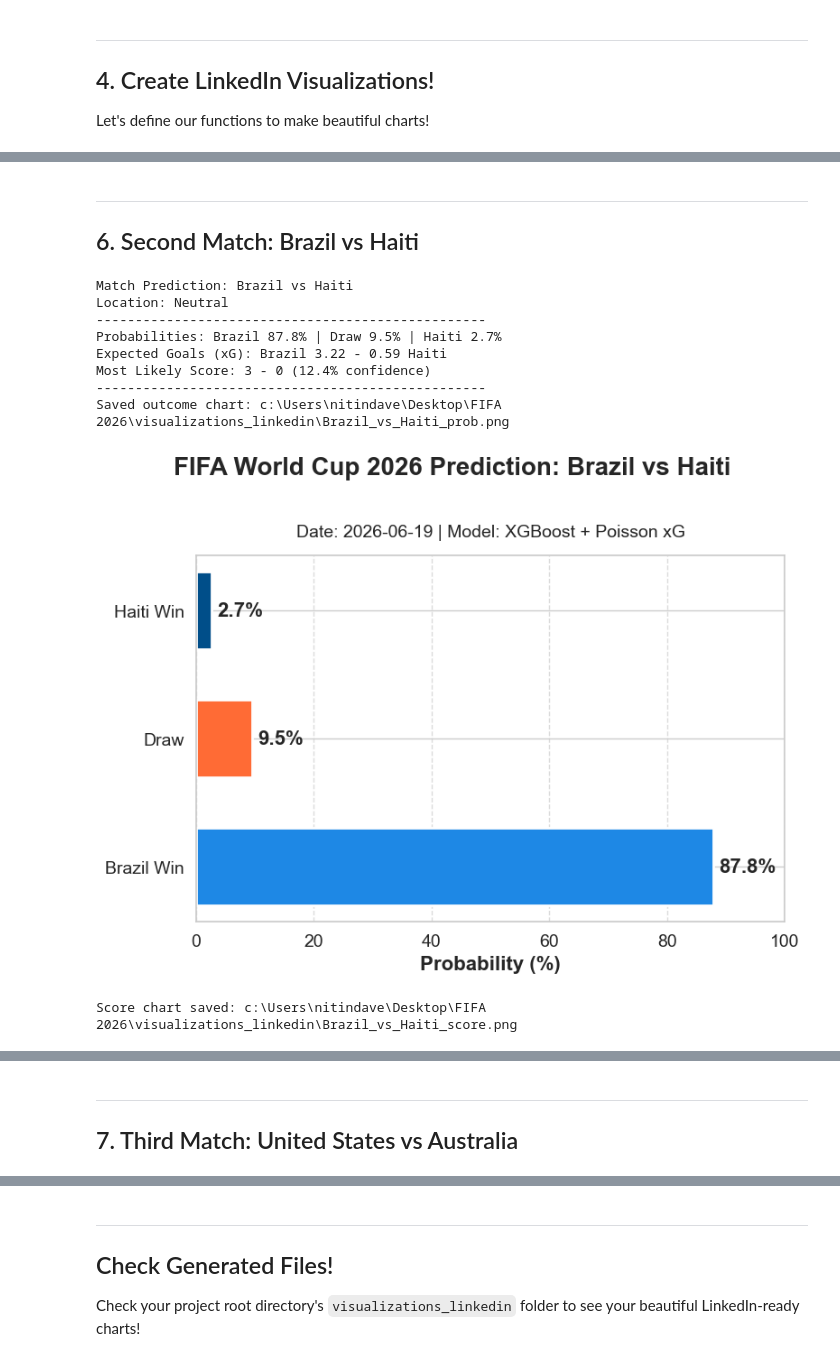
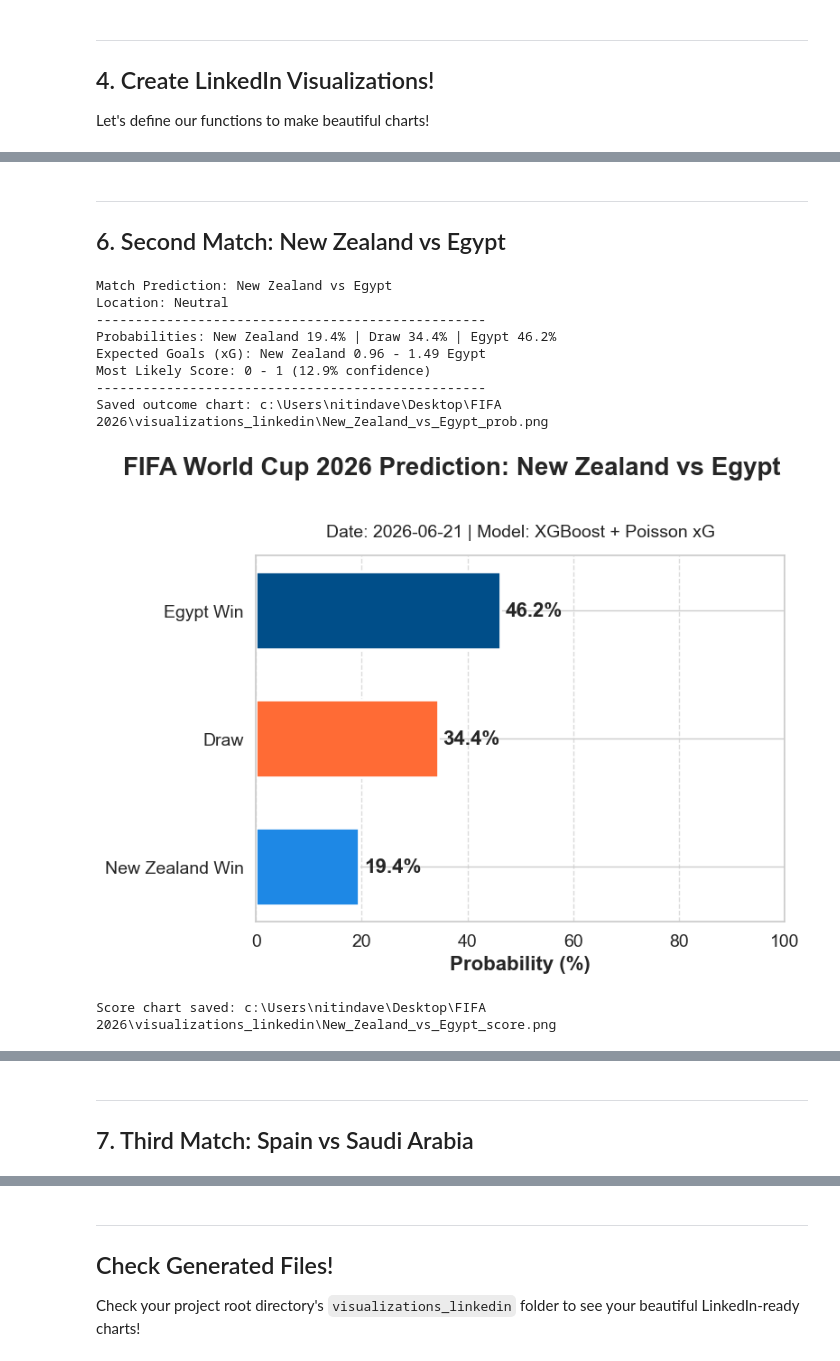
Before and after one commit to nitindavegit/FIFA-2026-Predictions, a Jupyter notebook: notebooks/04_LinkedIn_Presentation.ipynb, the cells around one changed output, grey strips where cells are left out. Cells and saved outputs as stored; diff of their text form; code cells hidden in the pictures.

Commit message:
predicts 21st june

```diff
--- a/notebooks/04_LinkedIn_Presentation.ipynb
+++ b/notebooks/04_LinkedIn_Presentation.ipynb
@@ -86,7 +86,7 @@ matches[['home_team', 'away_team', 'tournament']]
 
 Let's define our functions to make beautiful charts!
 # %%
-def generate_outcome_chart(home_team, away_team, probs, date_str="2026-06-19"):
+def generate_outcome_chart(home_team, away_team, probs, date_str="2026-06-21"):
     fig, ax = plt.subplots(figsize=FIGSIZE, dpi=DPI)
 
     colors = ["#1E88E5", "#FF6B35", "#004E89"]
@@ -119,7 +119,7 @@ def generate_outcome_chart(home_team, away_team, probs, date_str="2026-06-19"):
     plt.show()
     plt.close(fig)
 # %%
-def generate_score_heatmap(home_team, away_team, home_xg, away_xg, date_str="2026-06-19"):
+def generate_score_heatmap(home_team, away_team, home_xg, away_xg, date_str="2026-06-21"):
     fig, (ax_heatmap, ax_summary) = plt.subplots(ncols=2, figsize=FIGSIZE, dpi=DPI, gridspec_kw={'width_ratios': [3, 1]})
 
     max_goals=5
@@ -176,7 +176,7 @@ def generate_score_heatmap(home_team, away_team, home_xg, away_xg, date_str="202
 # %%
-pred = predict_match("Scotland", "Morocco")
+pred = predict_match("Belgium", "Iran")
 if pred:
     probs, (home_xg, away_xg) = pred['probs'], pred['xg']
-    generate_outcome_chart("Scotland", "Morocco", probs)
-    generate_score_heatmap("Scotland", "Morocco", home_xg, away_xg)
+    generate_outcome_chart("Belgium", "Iran", probs)
+    generate_score_heatmap("Belgium", "Iran", home_xg, away_xg)
 # %% [output]
@@ -194,20 +194,20 @@ Score chart saved: c:\Users\nitindave\Desktop\FIFA 2026\visualizations_linkedin\
 # %% [markdown]
 ---
-## 6. Second Match: Brazil vs Haiti
+## 6. Second Match: New Zealand vs Egypt
 # %%
-pred = predict_match("Brazil", "Haiti")
+pred = predict_match("New Zealand", "Egypt")
 if pred:
     probs, (home_xg, away_xg) = pred['probs'], pred['xg']
-    generate_outcome_chart("Brazil", "Haiti", probs)
-    generate_score_heatmap("Brazil", "Haiti", home_xg, away_xg)
+    generate_outcome_chart("New Zealand", "Egypt", probs)
+    generate_score_heatmap("New Zealand", "Egypt", home_xg, away_xg)
 # %% [output]
-Match Prediction: Brazil vs Haiti
+Match Prediction: New Zealand vs Egypt
 Location: Neutral
 --------------------------------------------------
-Probabilities: Brazil 87.8% | Draw 9.5% | Haiti 2.7%
-Expected Goals (xG): Brazil 3.22 - 0.59 Haiti
-Most Likely Score: 3 - 0 (12.4% confidence)
+Probabilities: New Zealand 19.4% | Draw 34.4% | Egypt 46.2%
+Expected Goals (xG): New Zealand 0.96 - 1.49 Egypt
+Most Likely Score: 0 - 1 (12.9% confidence)
 --------------------------------------------------
-Saved outcome chart: c:\Users\nitindave\Desktop\FIFA 2026\visualizations_linkedin\Brazil_vs_Haiti_prob.png
+Saved outcome chart: c:\Users\nitindave\Desktop\FIFA 2026\visualizations_linkedin\New_Zealand_vs_Egypt_prob.png
-[figure, old version]
+[figure, new version]
-Score chart saved: c:\Users\nitindave\Desktop\FIFA 2026\visualizations_linkedin\Brazil_vs_Haiti_score.png
+Score chart saved: c:\Users\nitindave\Desktop\FIFA 2026\visualizations_linkedin\New_Zealand_vs_Egypt_score.png
@@ -215,4 +215,4 @@ Score chart saved: c:\Users\nitindave\Desktop\FIFA 2026\visualizations_linkedin\
 # %% [markdown]
 ---
-## 7. Third Match: United States vs Australia
+## 7. Third Match: Spain vs Saudi Arabia
 # %%
```
Also changed, not shown: parts of 7 cells of this notebook.
